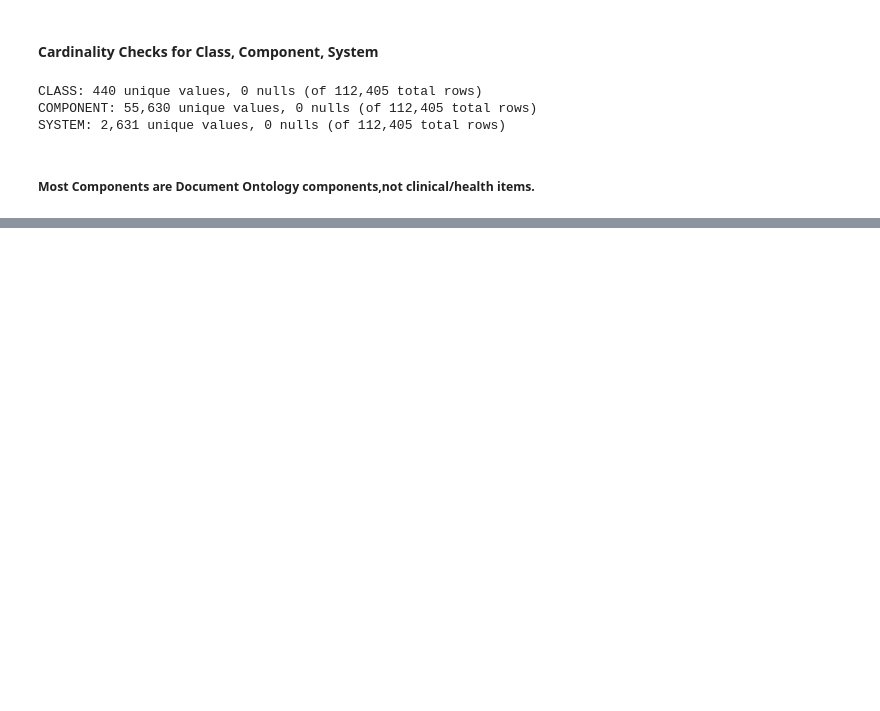
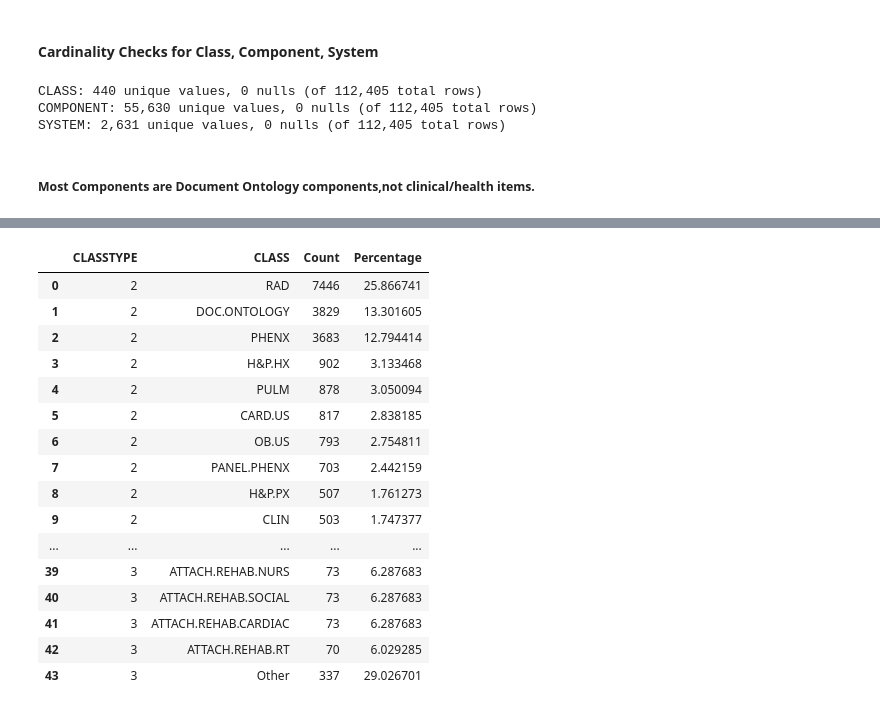
Before and after one commit to BarryDeCicco/Dimensional_Reduction, a Jupyter notebook: LOINC.ipynb, the cells around one changed output, grey strips where cells are left out. Drawn from its saved outputs; the diff is of its cells as text; code cells hidden in the pictures; blank space fills up the shorter version.

Commit message:
Added a CLASSTYPE vs CLASS table.

```diff
--- a/LOINC.ipynb
+++ b/LOINC.ipynb
@@ -74,0 +106,68 @@ df["CLASSTYPE"].value_counts()
+# %%
+results = []
+
+# Get unique CLASSTYPE values
+for classtype_val in df['CLASSTYPE'].unique():
+    # Filter DataFrame for the current CLASSTYPE
+    filtered_df = df[df['CLASSTYPE'] == classtype_val]
+
+    # Get value counts for 'CLASS' within this CLASSTYPE
+    class_counts = filtered_df['CLASS'].value_counts()
+
+    if not class_counts.empty:
+        # Get the top 10 classes and their counts
+        top_10_classes = class_counts.head(10)
+
+        # Calculate the count for 'Other' classes
+        other_count = class_counts.iloc[10:].sum() if len(class_counts) > 10 else 0
+
+        # Store all classes (top 10 + other) for this CLASSTYPE
+        current_classtype_classes = []
+        for class_name, count in top_10_classes.items():
+            current_classtype_classes.append({'CLASS': class_name, 'Count': count})
+
+        if other_count > 0:
+            current_classtype_classes.append({'CLASS': 'Other', 'Count': other_count})
+
+        # Calculate total count for this CLASSTYPE
+        total_classtype_count = sum(item['Count'] for item in current_classtype_classes)
+
+        # Add to final results with percentage
+        for item in current_classtype_classes:
+            results.append({
+                'CLASSTYPE': classtype_val,
+                'CLASS': item['CLASS'],
+                'Count': item['Count'],
+                'Percentage': (item['Count'] / total_classtype_count * 100) if total_classtype_count > 0 else 0
+            })
+
+    else:
+        results.append({
+            'CLASSTYPE': classtype_val,
+            'CLASS': 'No classes found',
+            'Count': 0,
+            'Percentage': 0
+        })
+
+# Create a DataFrame from the results
+class_breakdown_df = pd.DataFrame(results)
+
+display(class_breakdown_df)
+# %% [output]
+|  | CLASSTYPE | CLASS | Count | Percentage |
+| 0 | 2 | RAD | 7446 | 25.866741 |
+| 1 | 2 | DOC.ONTOLOGY | 3829 | 13.301605 |
+| 2 | 2 | PHENX | 3683 | 12.794414 |
+| 3 | 2 | H&P.HX | 902 | 3.133468 |
+| 4 | 2 | PULM | 878 | 3.050094 |
+| 5 | 2 | CARD.US | 817 | 2.838185 |
+| 6 | 2 | OB.US | 793 | 2.754811 |
+| 7 | 2 | PANEL.PHENX | 703 | 2.442159 |
+| 8 | 2 | H&P.PX | 507 | 1.761273 |
+| 9 | 2 | CLIN | 503 | 1.747377 |
+| ... | ... | ... | ... | ... |
+| 39 | 3 | ATTACH.REHAB.NURS | 73 | 6.287683 |
+| 40 | 3 | ATTACH.REHAB.SOCIAL | 73 | 6.287683 |
+| 41 | 3 | ATTACH.REHAB.CARDIAC | 73 | 6.287683 |
+| 42 | 3 | ATTACH.REHAB.RT | 70 | 6.029285 |
+| 43 | 3 | Other | 337 | 29.026701 |
```
Also changed, not shown: parts of 6 cells of this notebook.
